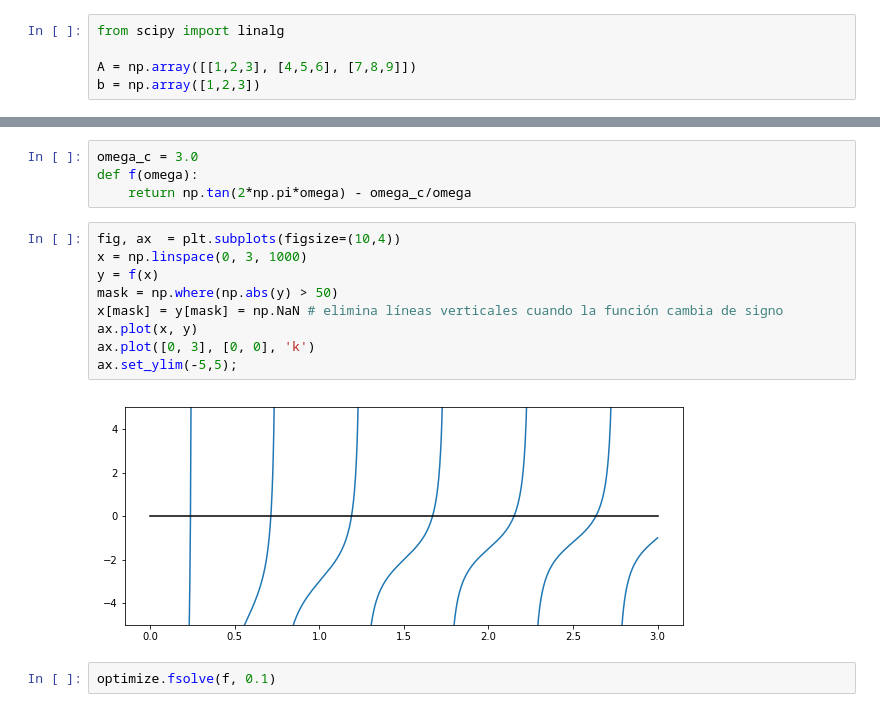
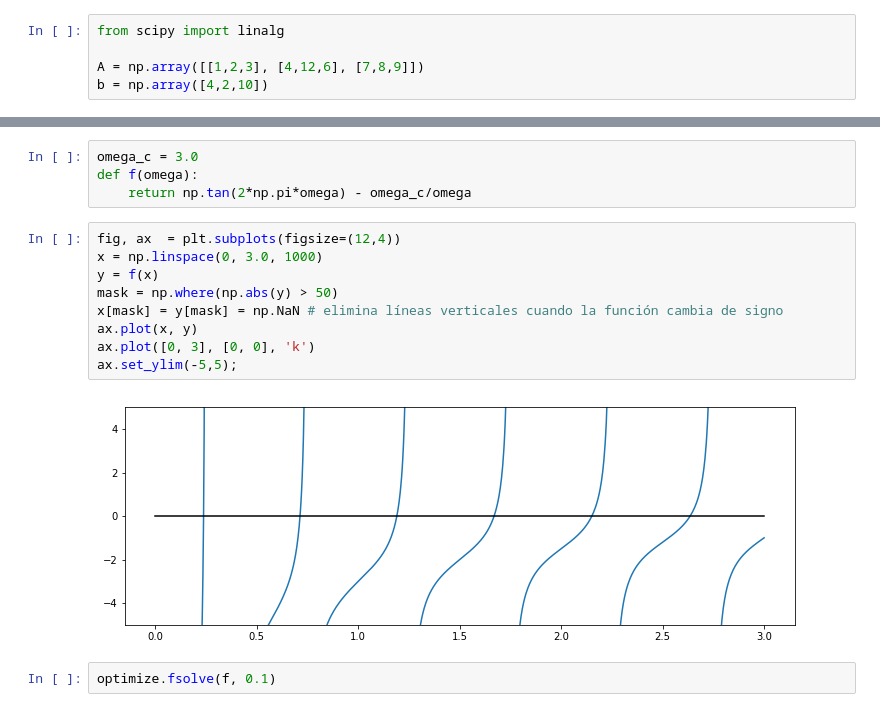
Before and after one commit to PythonUdeC/CPC19, a Jupyter notebook: 04-Scipy.ipynb, the cells around one changed output, grey strips where cells are left out. Saved outputs shown, nothing was run; the diff lists cells and outputs as text.

```diff
--- a/04-Scipy.ipynb
+++ b/04-Scipy.ipynb
@@ -356,8 +190,8 @@ donde $A$ es una matriz y $x,b$ son vectores, pueden ser resueltos del modo sigu
 # %%
 from scipy import linalg
 
-A = np.array([[1,2,3], [4,5,6], [7,8,9]])
-b = np.array([1,2,3])
+A = np.array([[1,2,3], [4,12,6], [7,8,9]])
+b = np.array([4,2,10])
 # %%
 x = linalg.solve(A, b)
 # %% [output]
@@ -508,16 +340,16 @@ omega_c = 3.0
 def f(omega):
     return np.tan(2*np.pi*omega) - omega_c/omega
 # %%
-fig, ax  = plt.subplots(figsize=(10,4))
-x = np.linspace(0, 3, 1000)
+fig, ax  = plt.subplots(figsize=(12,4))
+x = np.linspace(0, 3.0, 1000)
 y = f(x)
 mask = np.where(np.abs(y) > 50)
 x[mask] = y[mask] = np.NaN # elimina líneas verticales cuando la función cambia de signo
 ax.plot(x, y)
 ax.plot([0, 3], [0, 0], 'k')
 ax.set_ylim(-5,5);
 # %% [output]
-[figure, old version]
+[figure, new version]
 # %%
 optimize.fsolve(f, 0.1)
 # %% [output]
```
Also changed, not shown: parts of 44 cells of this notebook.
